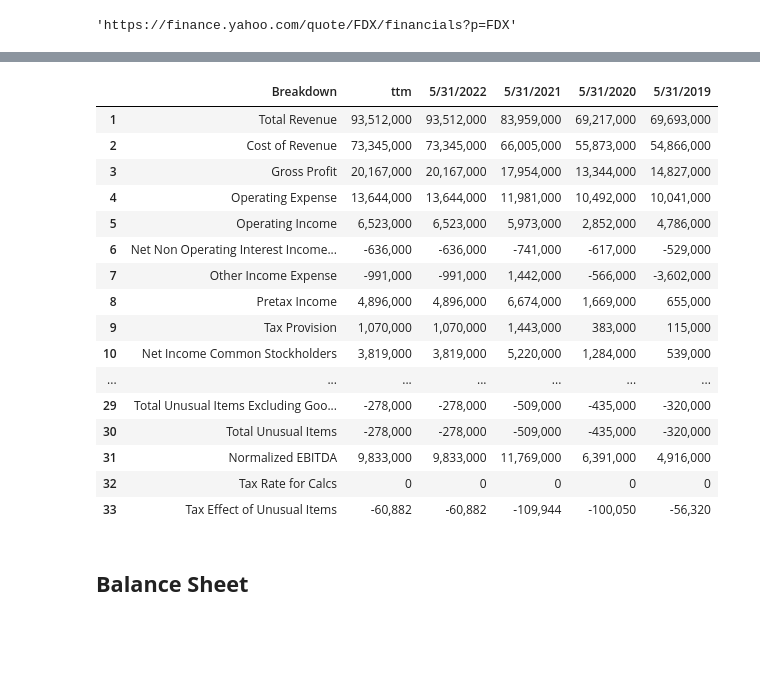
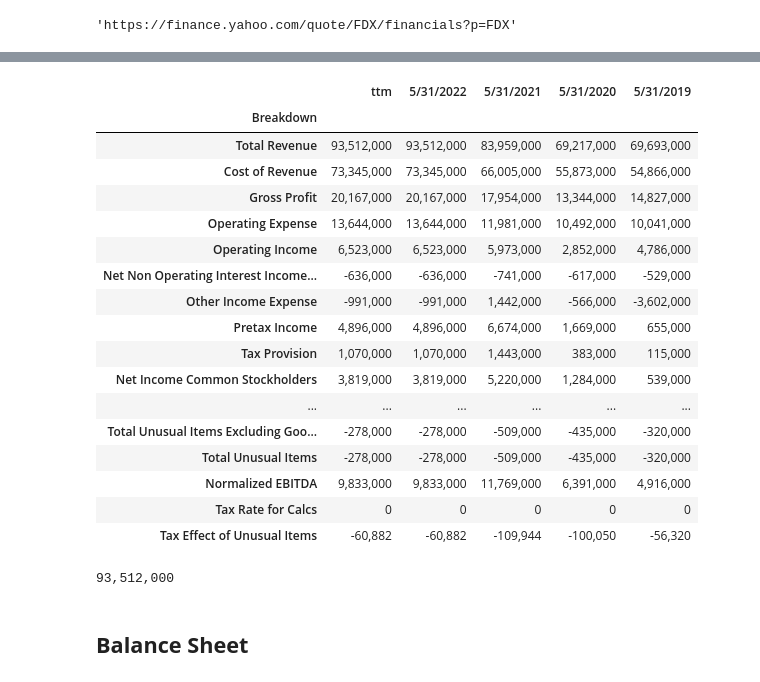
Before and after one commit to gabilang12/finanzas_corporativas, a Jupyter notebook: fc_parte_2.ipynb, the cells around one changed output, grey strips where cells are left out. Cells and saved outputs as stored; diff of their text form; code cells hidden in the pictures; blank space fills up the shorter version.

```diff
--- a/fc_parte_2.ipynb
+++ b/fc_parte_2.ipynb
@@ -211,26 +216,32 @@ Income_st
-# %%
-#revisamos si hay una ultima fila que tenga informacion que no corresponde con la informacion financiera y la eliminamos
-fila = 34 #numero de la fila que hay que eliminar
-Income_st = Income_st.drop(fila,axis=0)
-Income_st
-# %% [output]
-|  | Breakdown | ttm | 5/31/2022 | 5/31/2021 | 5/31/2020 | 5/31/2019 |
-| 1 | Total Revenue | 93,512,000 | 93,512,000 | 83,959,000 | 69,217,000 | 69,693,000 |
-| 2 | Cost of Revenue | 73,345,000 | 73,345,000 | 66,005,000 | 55,873,000 | 54,866,000 |
-| 3 | Gross Profit | 20,167,000 | 20,167,000 | 17,954,000 | 13,344,000 | 14,827,000 |
-| 4 | Operating Expense | 13,644,000 | 13,644,000 | 11,981,000 | 10,492,000 | 10,041,000 |
-| 5 | Operating Income | 6,523,000 | 6,523,000 | 5,973,000 | 2,852,000 | 4,786,000 |
-| 6 | Net Non Operating Interest Income... | -636,000 | -636,000 | -741,000 | -617,000 | -529,000 |
-| 7 | Other Income Expense | -991,000 | -991,000 | 1,442,000 | -566,000 | -3,602,000 |
-| 8 | Pretax Income | 4,896,000 | 4,896,000 | 6,674,000 | 1,669,000 | 655,000 |
-| 9 | Tax Provision | 1,070,000 | 1,070,000 | 1,443,000 | 383,000 | 115,000 |
-| 10 | Net Income Common Stockholders | 3,819,000 | 3,819,000 | 5,220,000 | 1,284,000 | 539,000 |
-| ... | ... | ... | ... | ... | ... | ... |
-| 29 | Total Unusual Items Excluding Goo... | -278,000 | -278,000 | -509,000 | -435,000 | -320,000 |
-| 30 | Total Unusual Items | -278,000 | -278,000 | -509,000 | -435,000 | -320,000 |
-| 31 | Normalized EBITDA | 9,833,000 | 9,833,000 | 11,769,000 | 6,391,000 | 4,916,000 |
-| 32 | Tax Rate for Calcs | 0 | 0 | 0 | 0 | 0 |
-| 33 | Tax Effect of Unusual Items | -60,882 | -60,882 | -109,944 | -100,050 | -56,320 |
+# %%
+#nombramos los indices del Dataframe con los valores de la columna breakdown
+Income_st = Income_st.set_index('Breakdown')
+Income_st
+# %% [output]
+|  | ttm | 5/31/2022 | 5/31/2021 | 5/31/2020 | 5/31/2019 |
+| Breakdown |  |  |  |  |  |
+| Total Revenue | 93,512,000 | 93,512,000 | 83,959,000 | 69,217,000 | 69,693,000 |
+| Cost of Revenue | 73,345,000 | 73,345,000 | 66,005,000 | 55,873,000 | 54,866,000 |
+| Gross Profit | 20,167,000 | 20,167,000 | 17,954,000 | 13,344,000 | 14,827,000 |
+| Operating Expense | 13,644,000 | 13,644,000 | 11,981,000 | 10,492,000 | 10,041,000 |
+| Operating Income | 6,523,000 | 6,523,000 | 5,973,000 | 2,852,000 | 4,786,000 |
+| Net Non Operating Interest Income... | -636,000 | -636,000 | -741,000 | -617,000 | -529,000 |
+| Other Income Expense | -991,000 | -991,000 | 1,442,000 | -566,000 | -3,602,000 |
+| Pretax Income | 4,896,000 | 4,896,000 | 6,674,000 | 1,669,000 | 655,000 |
+| Tax Provision | 1,070,000 | 1,070,000 | 1,443,000 | 383,000 | 115,000 |
+| Net Income Common Stockholders | 3,819,000 | 3,819,000 | 5,220,000 | 1,284,000 | 539,000 |
+| ... | ... | ... | ... | ... | ... |
+| Total Unusual Items Excluding Goo... | -278,000 | -278,000 | -509,000 | -435,000 | -320,000 |
+| Total Unusual Items | -278,000 | -278,000 | -509,000 | -435,000 | -320,000 |
+| Normalized EBITDA | 9,833,000 | 9,833,000 | 11,769,000 | 6,391,000 | 4,916,000 |
+| Tax Rate for Calcs | 0 | 0 | 0 | 0 | 0 |
+| Tax Effect of Unusual Items | -60,882 | -60,882 | -109,944 | -100,050 | -56,320 |
+# %%
+#seleccionar un valor especifico del dataframe
+valor = Income_st['5/31/2022']['Total Revenue']
+print(valor)
+# %% [output]
+93,512,000
 # %% [markdown]
 ## **Balance Sheet**
 # %%
```
Also changed, not shown: parts of 23 cells of this notebook.
